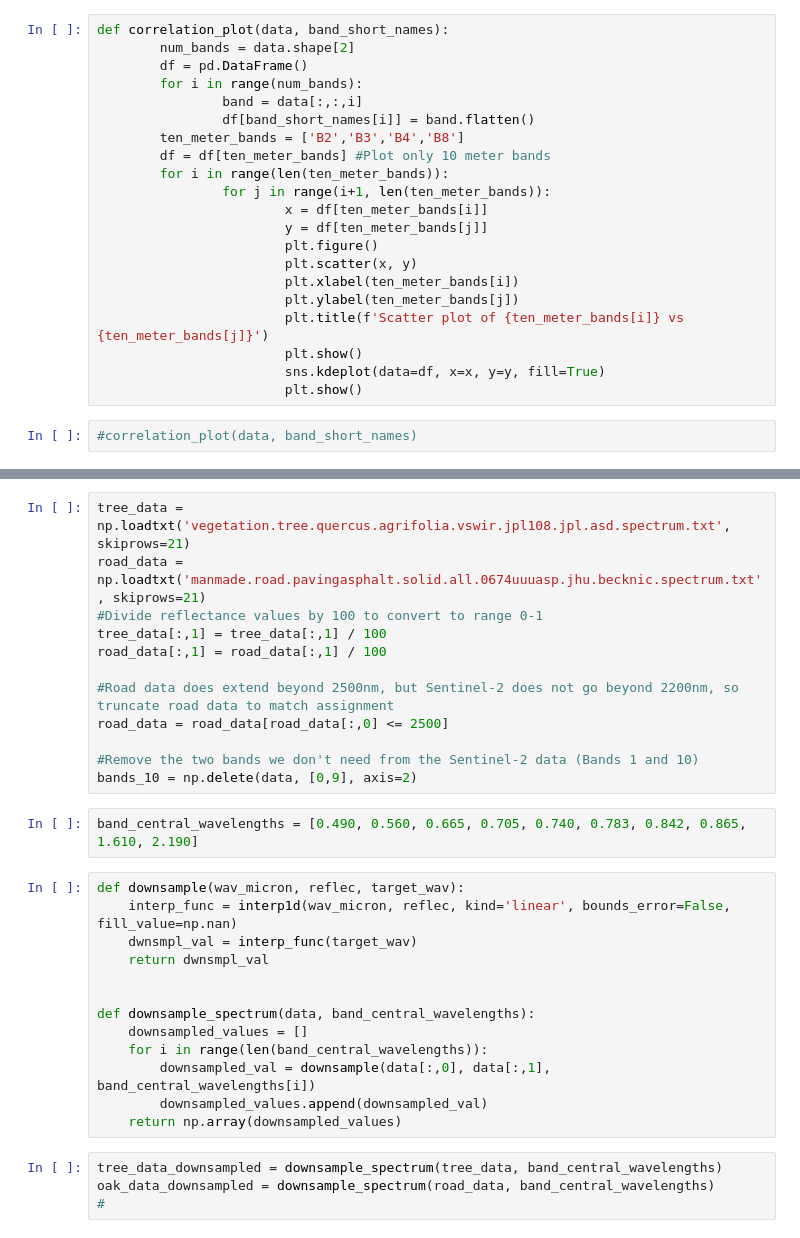
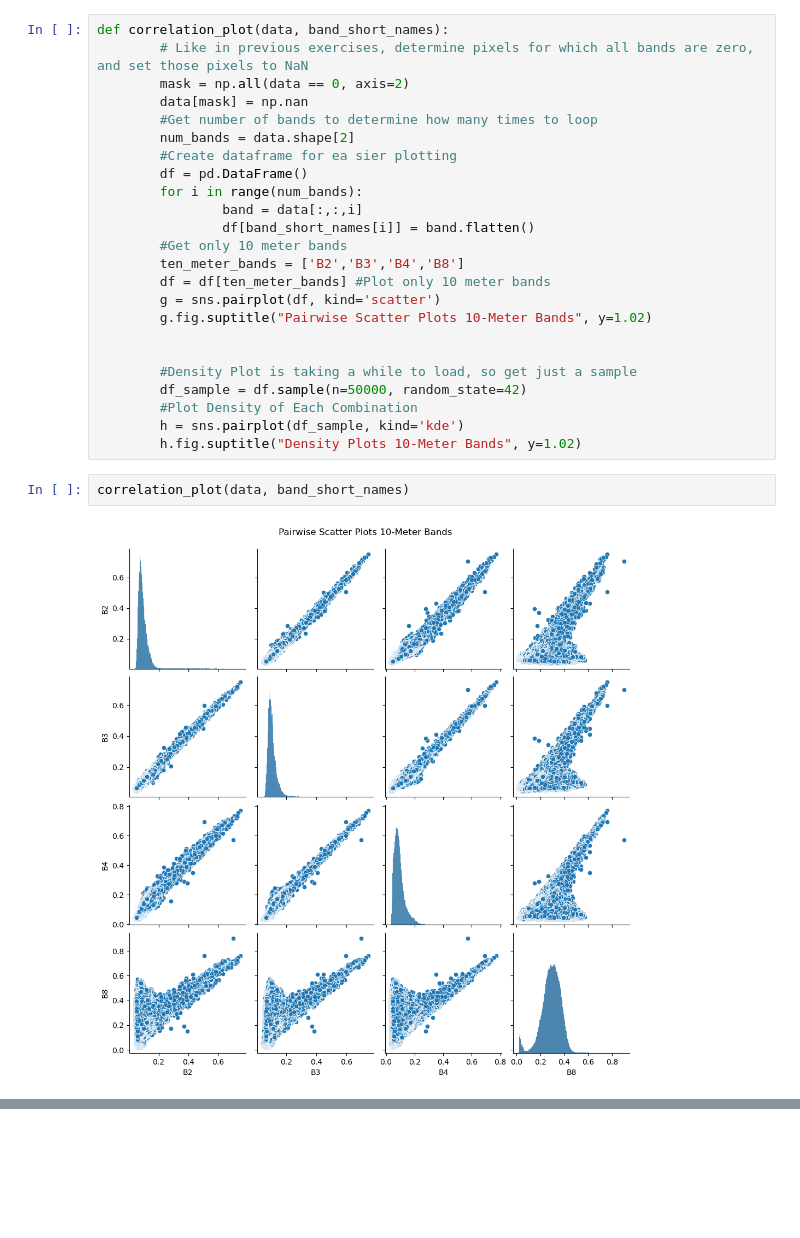
Before and after one commit to kristenvinh/IMGS.689_Kristen_Vinh, a Jupyter notebook: eda/EDA.ipynb, the cells around one changed output, grey strips where cells are left out. Cells and saved outputs as stored; diff of their text form; blank space fills up the shorter version.

```diff
--- a/eda/EDA.ipynb
+++ b/eda/EDA.ipynb
@@ -204,23 +272,28 @@ def correlation_matrix(data, band_short_names):
 # %%
 def correlation_plot(data, band_short_names):
+        # Like in previous exercises, determine pixels for which all bands are zero, and set those pixels to NaN
+        mask = np.all(data == 0, axis=2)
+        data[mask] = np.nan
+        #Get number of bands to determine how many times to loop
         num_bands = data.shape[2]
+        #Create dataframe for ea sier plotting
         df = pd.DataFrame()
         for i in range(num_bands):
                 band = data[:,:,i]
                 df[band_short_names[i]] = band.flatten()
+        #Get only 10 meter bands
         ten_meter_bands = ['B2','B3','B4','B8']
         df = df[ten_meter_bands] #Plot only 10 meter bands
-        for i in range(len(ten_meter_bands)):
-                for j in range(i+1, len(ten_meter_bands)):
-                        x = df[ten_meter_bands[i]]
-                        y = df[ten_meter_bands[j]]
-                        plt.figure()
-                        plt.scatter(x, y)
-                        plt.xlabel(ten_meter_bands[i])
-                        plt.ylabel(ten_meter_bands[j])
-                        plt.title(f'Scatter plot of {ten_meter_bands[i]} vs {ten_meter_bands[j]}')
-                        plt.show()
-                        sns.kdeplot(data=df, x=x, y=y, fill=True)
-                        plt.show()
+        g = sns.pairplot(df, kind='scatter')
+        g.fig.suptitle("Pairwise Scatter Plots 10-Meter Bands", y=1.02)
+
+
+        #Density Plot is taking a while to load, so get just a sample
+        df_sample = df.sample(n=50000, random_state=42)
+        #Plot Density of Each Combination
+        h = sns.pairplot(df_sample, kind='kde')
+        h.fig.suptitle("Density Plots 10-Meter Bands", y=1.02)
 # %%
-#correlation_plot(data, band_short_names)
+correlation_plot(data, band_short_names)
+# %% [output]
+[figure, added]
@@ -253,34 +328,3 @@ Notes:
 nm, 940 nm).
 • Sentinel 2 Band 10 is excluded from the data.
 • Divide the ECOSTRESS reflectance data by 100 as the range is 0-100.
-# %%
-tree_data = np.loadtxt('vegetation.tree.quercus.agrifolia.vswir.jpl108.jpl.asd.spectrum.txt', skiprows=21)
-road_data = np.loadtxt('manmade.road.pavingasphalt.solid.all.0674uuuasp.jhu.becknic.spectrum.txt', skiprows=21)
-#Divide reflectance values by 100 to convert to range 0-1
-tree_data[:,1] = tree_data[:,1] / 100
-road_data[:,1] = road_data[:,1] / 100
-
-#Road data does extend beyond 2500nm, but Sentinel-2 does not go beyond 2200nm, so truncate road data to match assignment
-road_data = road_data[road_data[:,0] <= 2500]
-
-#Remove the two bands we don't need from the Sentinel-2 data (Bands 1 and 10)
-bands_10 = np.delete(data, [0,9], axis=2)
-# %%
-band_central_wavelengths = [0.490, 0.560, 0.665, 0.705, 0.740, 0.783, 0.842, 0.865, 1.610, 2.190]
-# %%
-def downsample(wav_micron, reflec, target_wav):
-    interp_func = interp1d(wav_micron, reflec, kind='linear', bounds_error=False, fill_value=np.nan)
-    dwnsmpl_val = interp_func(target_wav)
-    return dwnsmpl_val
-
-
-def downsample_spectrum(data, band_central_wavelengths):
-    downsampled_values = []
-    for i in range(len(band_central_wavelengths)):
-        downsampled_val = downsample(data[:,0], data[:,1], band_central_wavelengths[i])
-        downsampled_values.append(downsampled_val)
-    return np.array(downsampled_values)
-# %%
-tree_data_downsampled = downsample_spectrum(tree_data, band_central_wavelengths)
-oak_data_downsampled = downsample_spectrum(road_data, band_central_wavelengths)
-#
```
Also changed, not shown: parts of 31 cells of this notebook.
